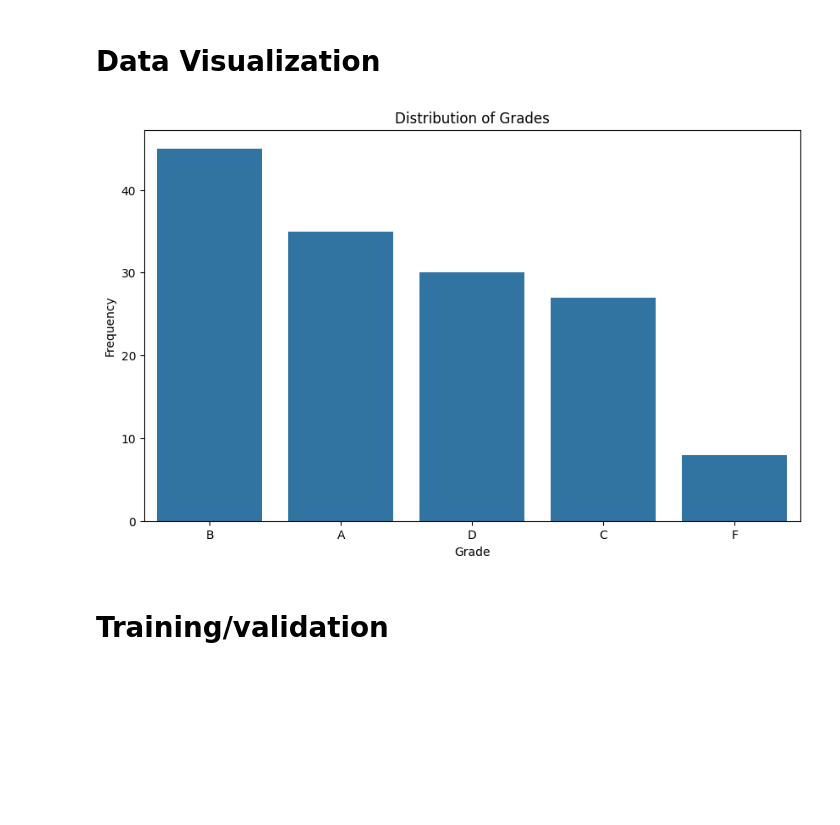
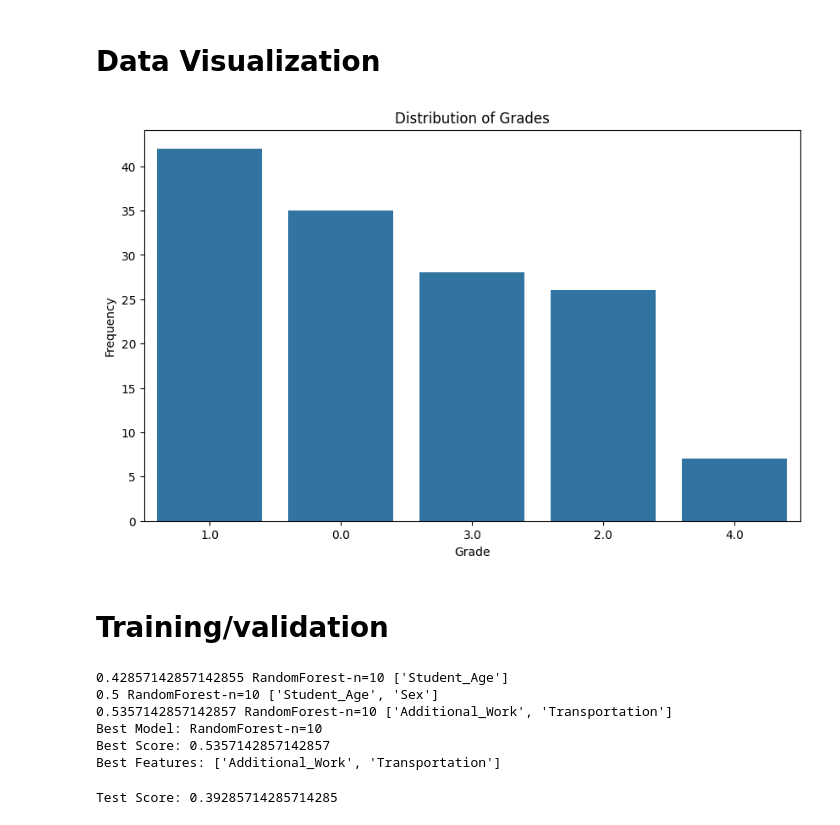
Before and after one commit to SamNicklez/ai-project-1, a Jupyter notebook: src/SamWorkbook.ipynb, the cells around one changed output. Drawn from its saved outputs; the diff is of its cells as text; code cells hidden in the pictures; blank space fills up the shorter version.

```diff
--- a/src/SamWorkbook.ipynb
+++ b/src/SamWorkbook.ipynb
@@ -134,42 +142,48 @@ Index(['Student_Age', 'Weekly_Study_Hours', 'Grade', 'Sex_Female', 'Sex_Male',
 # %%
 plt.figure(figsize=(10, 6))
 sns.countplot(data=df, x='Grade', order=df['Grade'].value_counts().index)
 plt.title('Distribution of Grades')
 plt.xlabel('Grade')
 plt.ylabel('Frequency')
 plt.show()
-df_for_heatmap = df_encoded.copy()
-df_for_heatmap['Grade'] = df_for_heatmap['Grade']
 # %% [output]
-[figure, old version]
+[figure, new version]
 # %% [markdown]
 # Training/validation
 # %%
 from itertools import combinations
 from sklearn.ensemble import RandomForestClassifier
+from sklearn import neighbors, naive_bayes, metrics, ensemble
+
 best_score = 0
 best_model = None
 best_features = None
 models = [
-    {"name": "KNN-n=1", "model": neighbors.KNeighborsClassifier(n_neighbors=1)},
-    {"name": "KNN-n=2", "model": neighbors.KNeighborsClassifier(n_neighbors=2)},
-    {"name": "KNN-n=3", "model": neighbors.KNeighborsClassifier(n_neighbors=3)},
-    {"name": "KNN-n=4", "model": neighbors.KNeighborsClassifier(n_neighbors=4)},
-    {"name": "KNN-n=9", "model": neighbors.KNeighborsClassifier(n_neighbors=9)},
-    {"name": "GaussianNB", "model": naive_bayes.GaussianNB()},
+    # {"name": "KNN-n=1", "model": neighbors.KNeighborsClassifier(n_neighbors=1)},
+    # {"name": "KNN-n=2", "model": neighbors.KNeighborsClassifier(n_neighbors=2)},
+    # {"name": "KNN-n=3", "model": neighbors.KNeighborsClassifier(n_neighbors=3)}, # These models did not outperform the other models
+    # {"name": "KNN-n=4", "model": neighbors.KNeighborsClassifier(n_neighbors=4)},
+    # {"name": "KNN-n=9", "model": neighbors.KNeighborsClassifier(n_neighbors=9)},
+    {"name": f"RandomForest-n=10", "model": ensemble.RandomForestClassifier(n_estimators=10, max_depth=5)},
 ]
+#  # Add various random forest models
+# for n_estimators in [10, 50, 100, 200]:
+#     models.append({"name": f"RandomForest-n={n_estimators}", "model": ensemble.RandomForestClassifier(n_estimators=n_estimators, max_depth=5)})
+
 feature_groups = {
+    'Student_Age': ['Student_Age'],
+    'Sex': ['Sex'],
+    'Additional_Work': ['Additional_Work'],
+    'Sports_activity': ['Sports_activity'],
+    'Transportation': ['Transportation'],
     'Weekly_Study_Hours': ['Weekly_Study_Hours'],
-    'Listening_in_Class': ['Listening_in_Class_No', 'Listening_in_Class_Yes'],
-    'Sports_activity': ['Sports_activity_No', 'Sports_activity_Yes'],
-    'Sex': ['Sex_Female', 'Sex_Male'],
-    'High_School_Type': ['High_School_Type_Private', 'High_School_Type_State', 'High_School_Type_Other'],
-    'Scholarship': ['Scholarship_25%', 'Scholarship_50%', 'Scholarship_75%', 'Scholarship_100%'],
-    'Additional_Work': ['Additional_Work_No', 'Additional_Work_Yes'],
-    'Transportation': ['Transportation_Bus', 'Transportation_Private'],
-    'Reading': ['Reading_No', 'Reading_Yes'],
-    'Notes': ['Notes_No', 'Notes_Yes'],
-    'Project_work': ['Project_work_No', 'Project_work_Yes'],
+    'Attendance': ['Attendance'],
+    'Reading': ['Reading'],
+    'Notes': ['Notes'],
+    'Project_work': ['Project_work'],
+    'Listening_in_Class': ['Listening_in_Class'],
+    'High_School_Type': ['one-hot__High_School_Type_Other', 'one-hot__High_School_Type_Private', 'one-hot__High_School_Type_State'],
+    'Scholarship': ['one-hot__Scholarship_100%', 'one-hot__Scholarship_75%', 'one-hot__Scholarship_50%', 'one-hot__Scholarship_25%'],
 }
 # Iterating through each model
 for model in models:
@@ -187,8 +201,27 @@ for model in models:
             score = metrics.accuracy_score(y_validation, predictions)
             # Updating the best score and best model if this model is better
             if score > best_score:
+                print(score, model['name'], selected_features)
                 best_score = score
                 best_model = model['name']
                 best_features = selected_features
 
 print(f"Best Model: {best_model}\nBest Score: {best_score}\nBest Features: {best_features}")
+# %% [output]
+0.42857142857142855 RandomForest-n=10 ['Student_Age']
+0.5 RandomForest-n=10 ['Student_Age', 'Sex']
+0.5357142857142857 RandomForest-n=10 ['Additional_Work', 'Transportation']
+Best Model: RandomForest-n=10
+Best Score: 0.5357142857142857
+Best Features: ['Additional_Work', 'Transportation']
+# %%
+X_test_sub = X_test[selected_features]
+X_train_sub = X_train[selected_features]
+
+# Fitting the model
+fit = model['model'].fit(X_train_sub, y_train)
+predictions = fit.predict(X_test_sub)
+score = metrics.accuracy_score(y_test, predictions)
+print(f"Test Score: {score}")
+# %% [output]
+Test Score: 0.39285714285714285
```
Also changed, not shown: parts of 3 cells of this notebook, 4 other files.
